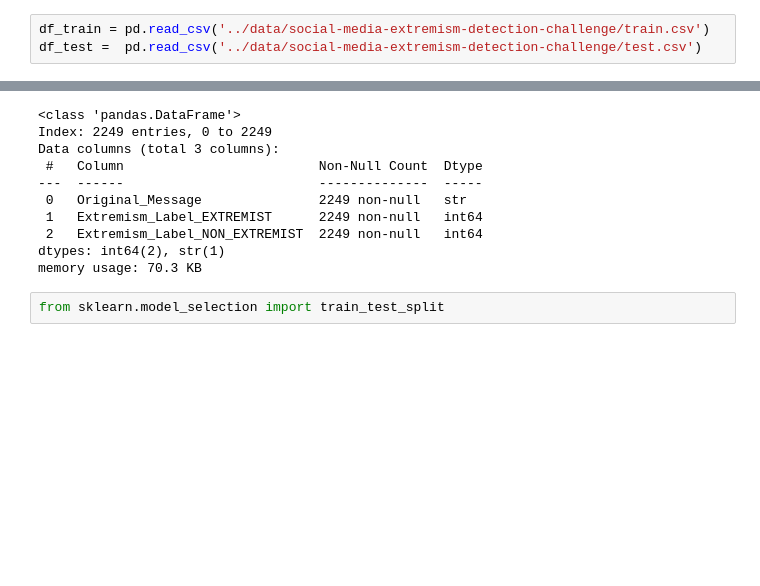
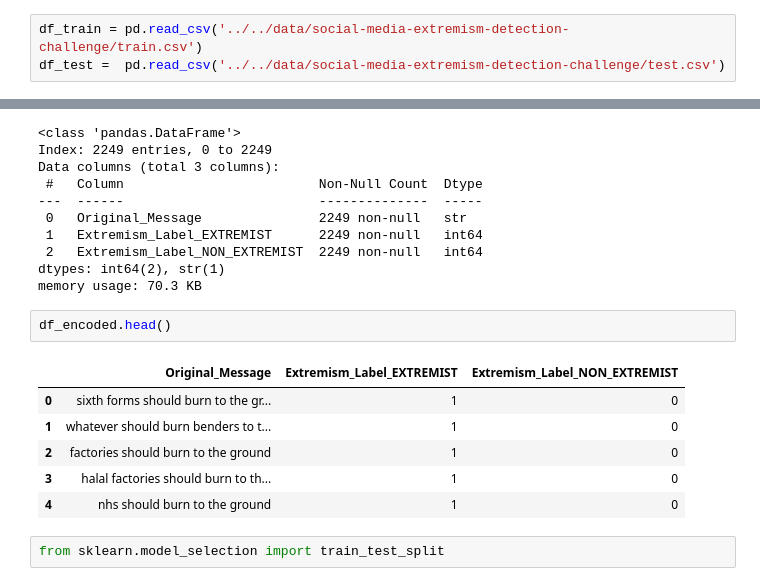
Before and after one commit to Eyzarim/GEMASTIK-LATIHAN, a Jupyter notebook: extrimism_sentiment/extrimism_sentiment.ipynb, the cells around one changed output, grey strips where cells are left out. Cells and saved outputs as stored; diff of their text form; blank space fills up the shorter version.

```diff
--- a/sample.ipynb
+++ b/extrimism_sentiment/extrimism_sentiment.ipynb
@@ -14,8 +14,8 @@ from pandas._libs.tslibs import vectorized
 # %%
 %%sql
 # %%
-df_train = pd.read_csv('../data/social-media-extremism-detection-challenge/train.csv')
-df_test =  pd.read_csv('../data/social-media-extremism-detection-challenge/test.csv')
+df_train = pd.read_csv('../../data/social-media-extremism-detection-challenge/train.csv')
+df_test =  pd.read_csv('../../data/social-media-extremism-detection-challenge/test.csv')
 # %%
 df_train.head()
 # %% [output]
@@ -105,6 +105,15 @@ Data columns (total 3 columns):
  2   Extremism_Label_NON_EXTREMIST  2249 non-null   int64
 dtypes: int64(2), str(1)
 memory usage: 70.3 KB
+# %%
+df_encoded.head()
+# %% [output]
+|  | Original_Message | Extremism_Label_EXTREMIST | Extremism_Label_NON_EXTREMIST |
+| 0 | sixth forms should burn to the gr... | 1 | 0 |
+| 1 | whatever should burn benders to t... | 1 | 0 |
+| 2 | factories should burn to the ground | 1 | 0 |
+| 3 | halal factories should burn to th... | 1 | 0 |
+| 4 | nhs should burn to the ground | 1 | 0 |
 # %%
 from sklearn.model_selection import train_test_split
 # %%
```
Also changed, not shown: 4 other files.
